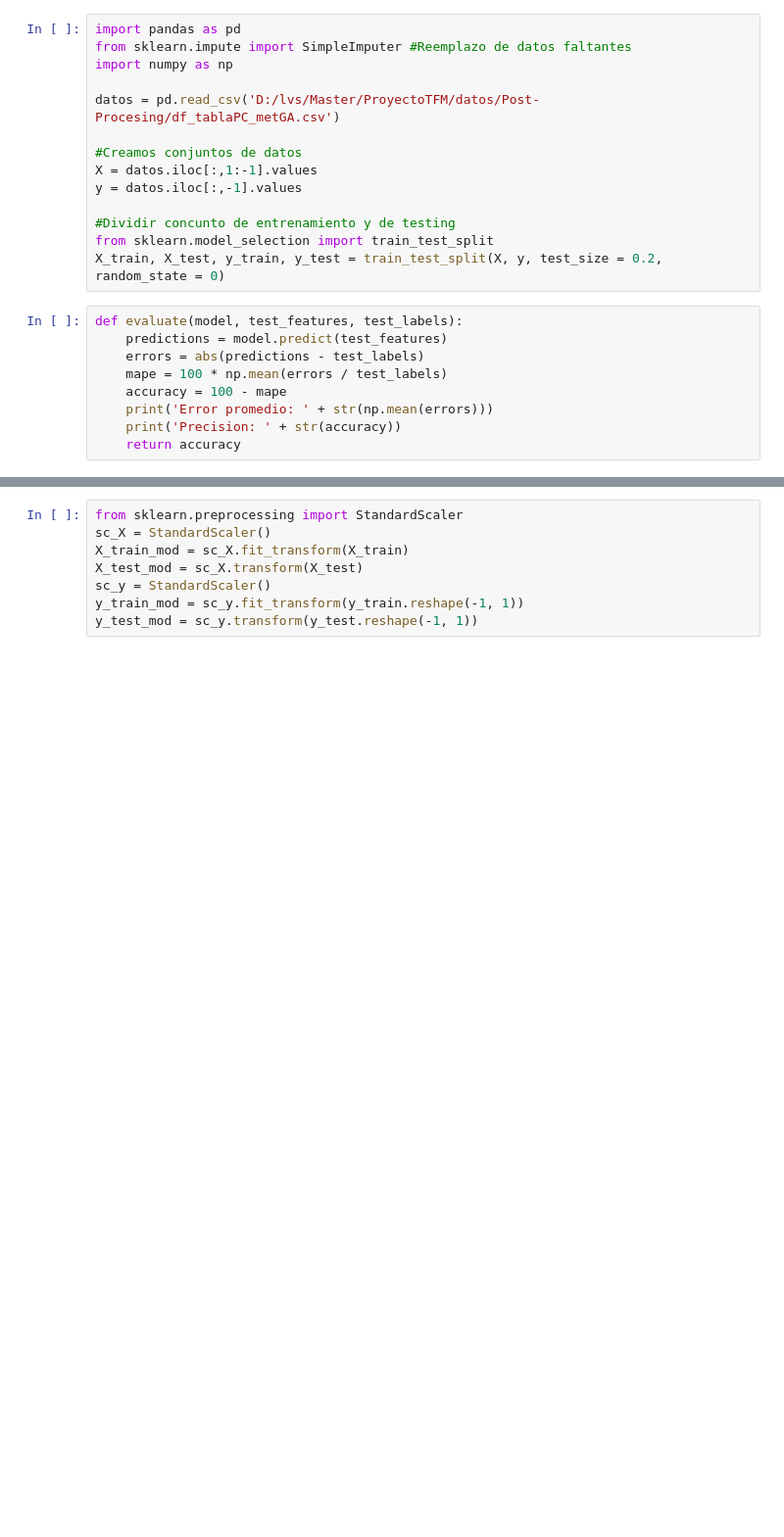
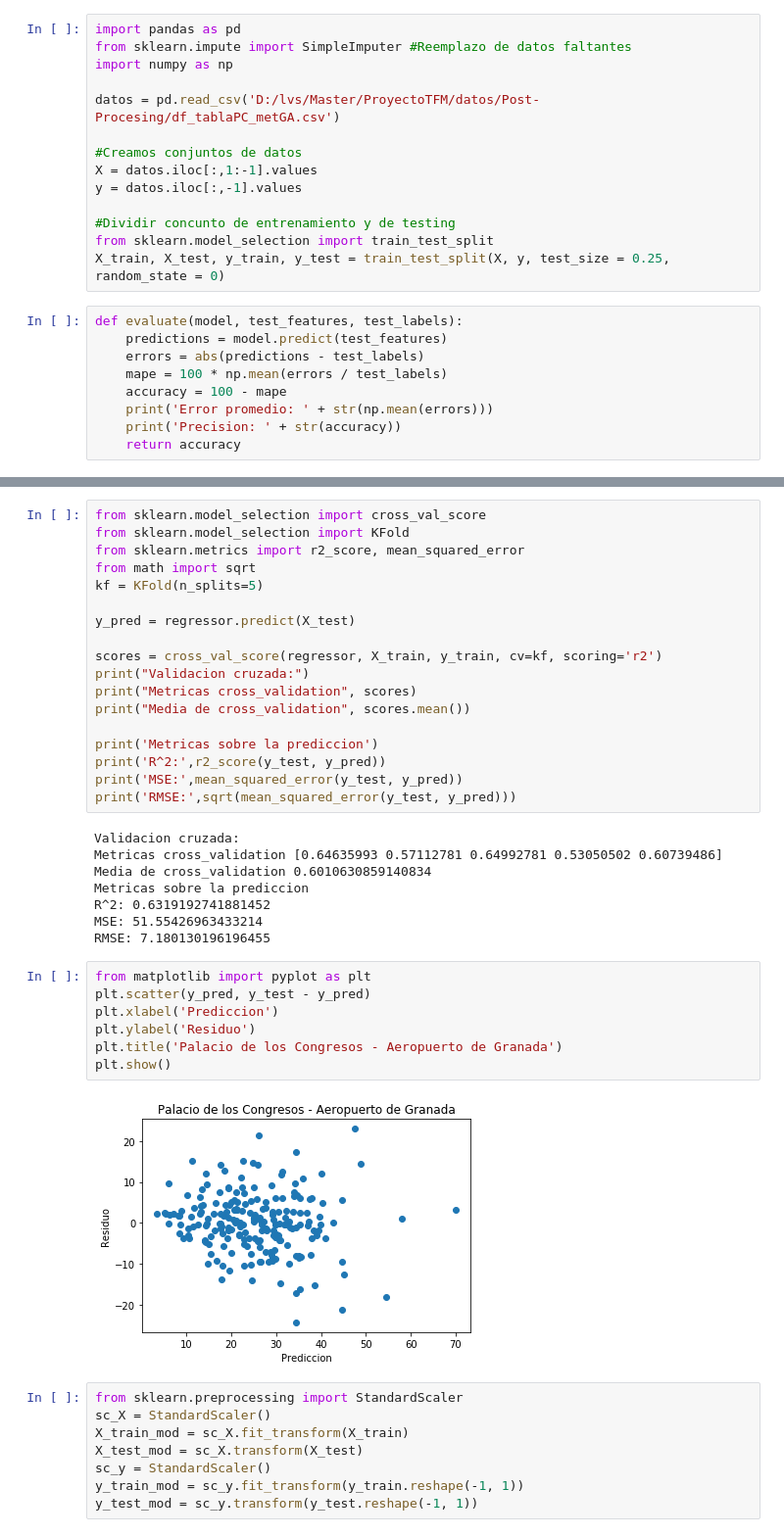
Before and after one commit to leovs21/TFM_Analisis-predictivo-de-la-contaminacion-en-Granada, a Jupyter notebook: SVR/SVR_df_tablaPC_metGA.ipynb, the cells around one changed output, grey strips where cells are left out. Shown at 98% size. Drawn from its saved outputs; the diff is of its cells as text; blank space fills up the shorter version.

```diff
--- a/SVR/SVR_df_tablaPC_metGA.ipynb
+++ b/SVR/SVR_df_tablaPC_metGA.ipynb
@@ -11,7 +11,7 @@ y = datos.iloc[:,-1].values
 
 #Dividir concunto de entrenamiento y de testing
 from sklearn.model_selection import train_test_split
-X_train, X_test, y_train, y_test = train_test_split(X, y, test_size = 0.2, random_state = 0)
+X_train, X_test, y_train, y_test = train_test_split(X, y, test_size = 0.25, random_state = 0)
 # %%
 def evaluate(model, test_features, test_labels):
     predictions = model.predict(test_features)
@@ -40,3 +60,38 @@ Precision: 73.03944377722068
+# %%
+from sklearn.model_selection import cross_val_score
+from sklearn.model_selection import KFold
+from sklearn.metrics import r2_score, mean_squared_error
+from math import sqrt
+kf = KFold(n_splits=5)
+
+y_pred = regressor.predict(X_test)
+
+scores = cross_val_score(regressor, X_train, y_train, cv=kf, scoring='r2')
+print("Validacion cruzada:")
+print("Metricas cross_validation", scores)
+print("Media de cross_validation", scores.mean())
+
+print('Metricas sobre la prediccion')
+print('R^2:',r2_score(y_test, y_pred))
+print('MSE:',mean_squared_error(y_test, y_pred))
+print('RMSE:',sqrt(mean_squared_error(y_test, y_pred)))
+# %% [output]
+Validacion cruzada:
+Metricas cross_validation [0.64635993 0.57112781 0.64992781 0.53050502 0.60739486]
+Media de cross_validation 0.6010630859140834
+Metricas sobre la prediccion
+R^2: 0.6319192741881452
+MSE: 51.55426963433214
+RMSE: 7.180130196196455
+# %%
+from matplotlib import pyplot as plt
+plt.scatter(y_pred, y_test - y_pred)
+plt.xlabel('Prediccion')
+plt.ylabel('Residuo')
+plt.title('Palacio de los Congresos - Aeropuerto de Granada')
+plt.show()
+# %% [output]
+[figure, added]
 # %%
 from sklearn.preprocessing import StandardScaler
 sc_X = StandardScaler()
```
Also changed, not shown: parts of 6 cells of this notebook, 5 other files.
